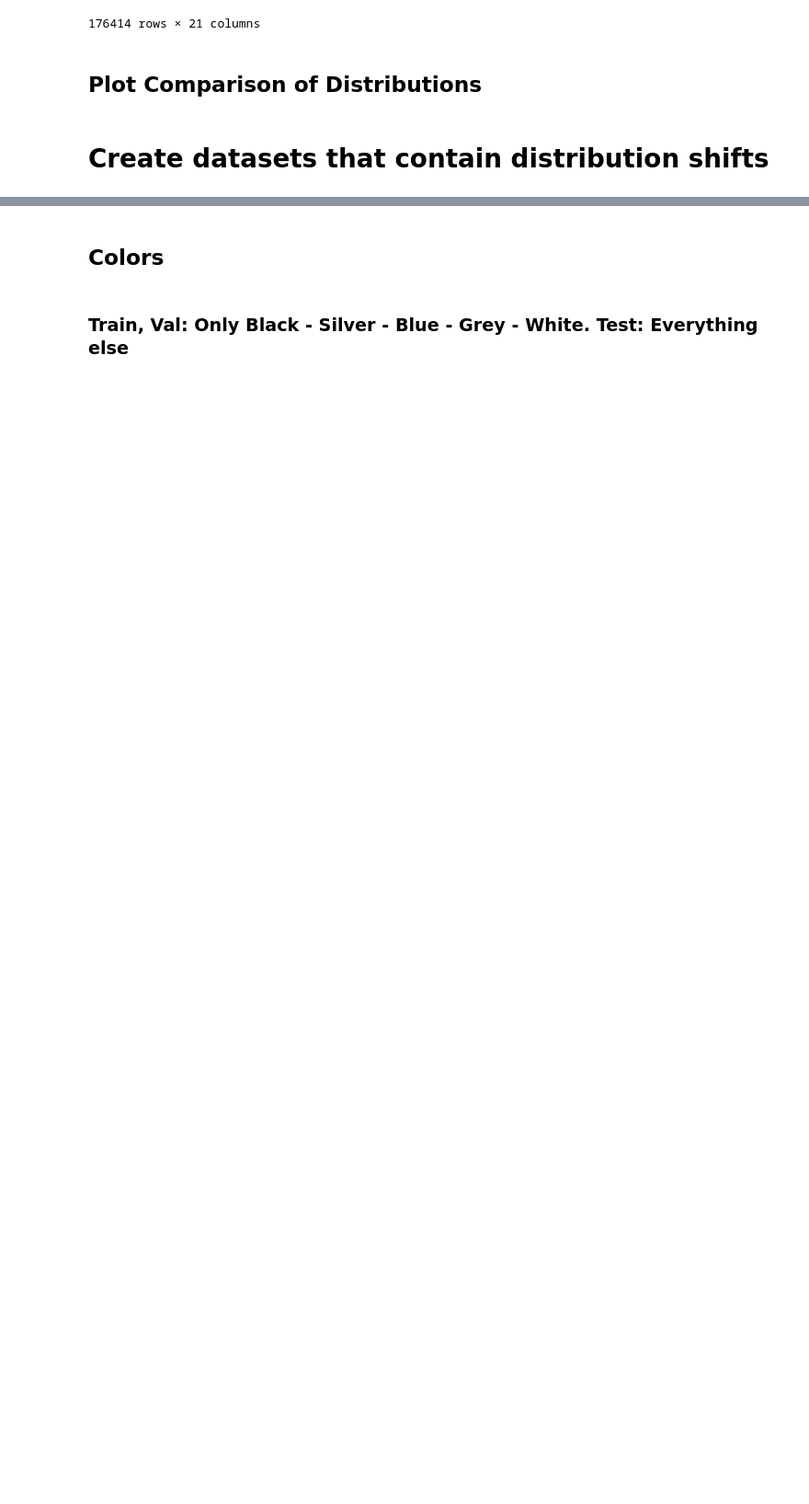
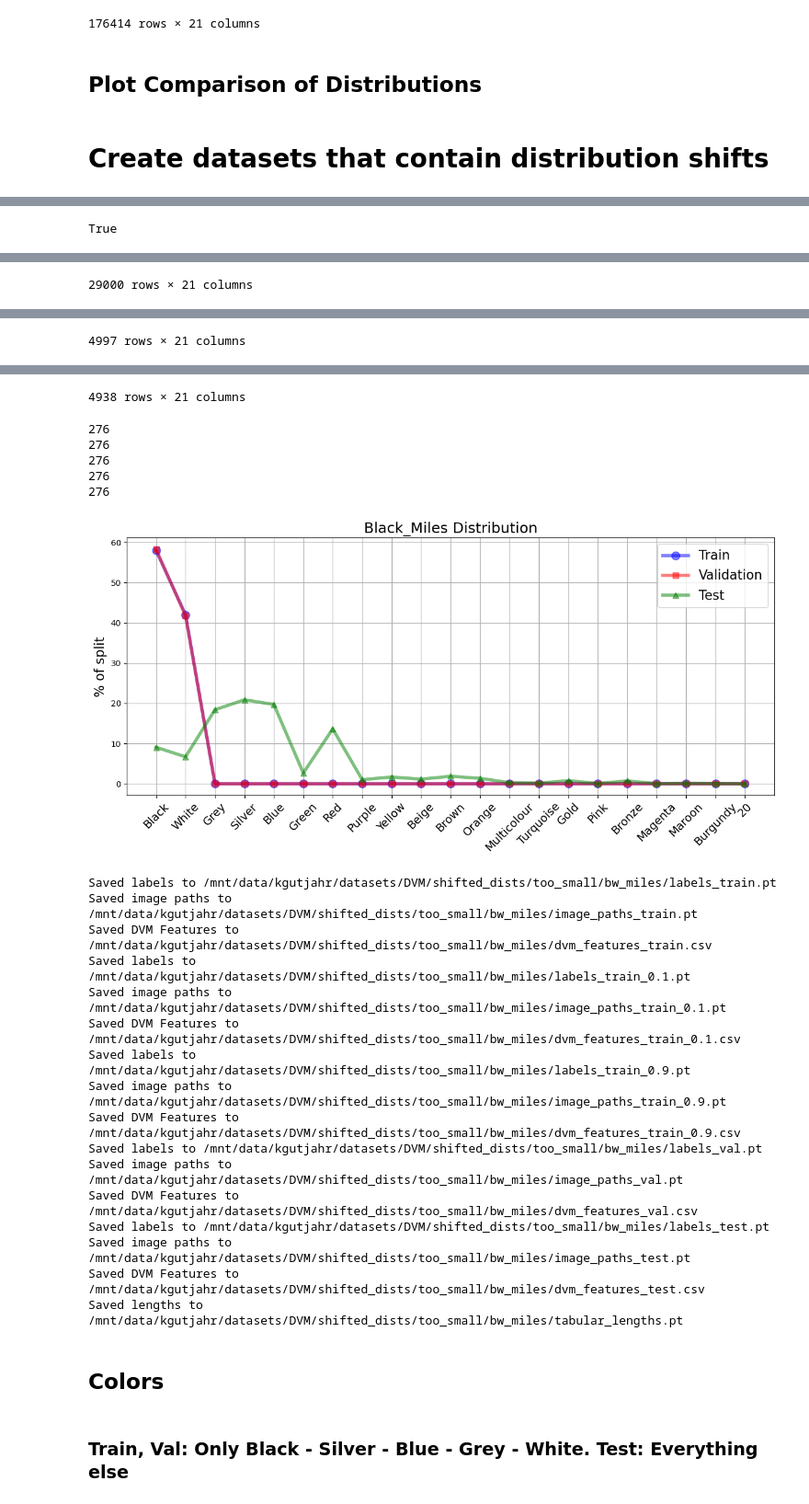
Before and after one commit to kgutjahr/STiL-TTA, a Jupyter notebook: data/create_shifted_data.ipynb, the cells around one changed output, grey strips where cells are left out. Shown at 92% size. Saved outputs shown, nothing was run; the diff lists cells and outputs as text; code cells hidden in the pictures; blank space fills up the shorter version.

Commit message:
cleanup and double shift

```diff
--- a/data/create_shifted_data.ipynb
+++ b/data/create_shifted_data.ipynb
@@ -684,12 +689,16 @@ def create_shifted_splits(df: pd.DataFrame, split: list[Dict[str, Any]], split_c
     else:
         raise ValueError("mode can only be 0 or 1.")
 
-    print(ratio)
     desired_test_size = ratio[2]
     test_df = create_cutted_split(df=test_df, desired_size=desired_test_size)
 
+    display(train_val_df["Runned_Miles"].between(15000, 90000).all())
+    display(train_val_df["Color"].isin(("Black", "White")).all())
+
     desired_train_val_size = ratio[0] + ratio[1]
     train_val_df = create_cutted_split(df=train_val_df, desired_size=desired_train_val_size)
+
+    print(train_val_df.shape)
 
     desired_val_size = ratio[1]
     val_ids = data_split(df=train_val_df, nclasses=train_val_df["Genmodel_ID"].nunique(), split=desired_val_size)
@@ -861,2 +865,15 @@ reorder_columns = categorical_columns + continuous_columns
 # %%
 ratio = [29000, 5000, 5000]
+# %%
+def make_dists(split_dict: dict, feature: str):
+    train_dist = create_dist_dfs(df=split_dict["train"],
+                                        cols=[feature],
+                                        fill_values=list(range(split_dict["length"][feature]+1)))
+    val_dist = create_dist_dfs(df=split_dict["val"],
+                                        cols=[feature],
+                                        fill_values=list(range(split_dict["length"][feature]+1)))
+    test_dist = create_dist_dfs(df=split_dict["test"],
+                                        cols=[feature],
+                                        fill_values=list(range(split_dict["length"][feature]+1)))
+
+    return train_dist, val_dist, test_dist
@@ -862,0 +930,8 @@ ratio = [29000, 5000, 5000]
+# %%
+def save_splits(split_dict, dir: str, k: float):
+    save_dataset(df=split_dict["train"], save_directory=dir, split="train", k="", keep_cols=reorder_columns)
+    save_dataset(df=split_dict["low_train"], save_directory=dir, split="train", k="_"+str(k), keep_cols=reorder_columns)
+    save_dataset(df=split_dict["high_train"], save_directory=dir, split="train", k="_"+str(1-k), keep_cols=reorder_columns)
+    save_dataset(df=split_dict["val"], save_directory=dir, split="val", k="", keep_cols=reorder_columns)
+    save_dataset(df=split_dict["test"], save_directory=dir, split="test", k="", keep_cols=reorder_columns)
+    save_lengths(lengths=split_dict["length"], file_name="tabular_lengths.pt", save_directory=dir)
@@ -862,0 +940,8 @@ ratio = [29000, 5000, 5000]
+# %%
+ratio = [29000, 5000, 5000]
+double_shift = {"split": [{"Color": "White"}, {"Color": "Black"}, {"Runned_Miles": (">=", 15000.0)}, {"Runned_Miles": ("<=", 90000.0)}], "split_cond": "or", "ratio": ratio, "mode": 1}
+double_shift_dir = os.path.join(SHIFTED_DIR, "bw_miles")
+# %%
+double_shift_split = create_split(split_config=double_shift, k=0.1, feature_name="Black_Miles", feature="Color")
+save_splits(split_dict=double_shift_split, dir=double_shift_dir, k=0.1)
+# %% [output]
@@ -862,0 +949 @@ ratio = [29000, 5000, 5000]
+True
@@ -862,0 +971 @@ ratio = [29000, 5000, 5000]
+29000 rows × 21 columns
@@ -862,0 +984 @@ ratio = [29000, 5000, 5000]
+4997 rows × 21 columns
@@ -863,3 +997,26 @@ ratio = [29000, 5000, 5000]
+4938 rows × 21 columns
+276
+276
+276
+276
+276
+[figure, added]
+Saved labels to /mnt/data/kgutjahr/datasets/DVM/shifted_dists/too_small/bw_miles/labels_train.pt
+Saved image paths to /mnt/data/kgutjahr/datasets/DVM/shifted_dists/too_small/bw_miles/image_paths_train.pt
+Saved DVM Features to /mnt/data/kgutjahr/datasets/DVM/shifted_dists/too_small/bw_miles/dvm_features_train.csv
+Saved labels to /mnt/data/kgutjahr/datasets/DVM/shifted_dists/too_small/bw_miles/labels_train_0.1.pt
+Saved image paths to /mnt/data/kgutjahr/datasets/DVM/shifted_dists/too_small/bw_miles/image_paths_train_0.1.pt
+Saved DVM Features to /mnt/data/kgutjahr/datasets/DVM/shifted_dists/too_small/bw_miles/dvm_features_train_0.1.csv
+Saved labels to /mnt/data/kgutjahr/datasets/DVM/shifted_dists/too_small/bw_miles/labels_train_0.9.pt
+Saved image paths to /mnt/data/kgutjahr/datasets/DVM/shifted_dists/too_small/bw_miles/image_paths_train_0.9.pt
+Saved DVM Features to /mnt/data/kgutjahr/datasets/DVM/shifted_dists/too_small/bw_miles/dvm_features_train_0.9.csv
+Saved labels to /mnt/data/kgutjahr/datasets/DVM/shifted_dists/too_small/bw_miles/labels_val.pt
+Saved image paths to /mnt/data/kgutjahr/datasets/DVM/shifted_dists/too_small/bw_miles/image_paths_val.pt
+Saved DVM Features to /mnt/data/kgutjahr/datasets/DVM/shifted_dists/too_small/bw_miles/dvm_features_val.csv
+Saved labels to /mnt/data/kgutjahr/datasets/DVM/shifted_dists/too_small/bw_miles/labels_test.pt
+Saved image paths to /mnt/data/kgutjahr/datasets/DVM/shifted_dists/too_small/bw_miles/image_paths_test.pt
+Saved DVM Features to /mnt/data/kgutjahr/datasets/DVM/shifted_dists/too_small/bw_miles/dvm_features_test.csv
+Saved lengths to /mnt/data/kgutjahr/datasets/DVM/shifted_dists/too_small/bw_miles/tabular_lengths.pt
 # %% [markdown]
 ## Colors
 # %% [markdown]
```
Also changed, not shown: parts of 88 cells of this notebook.
